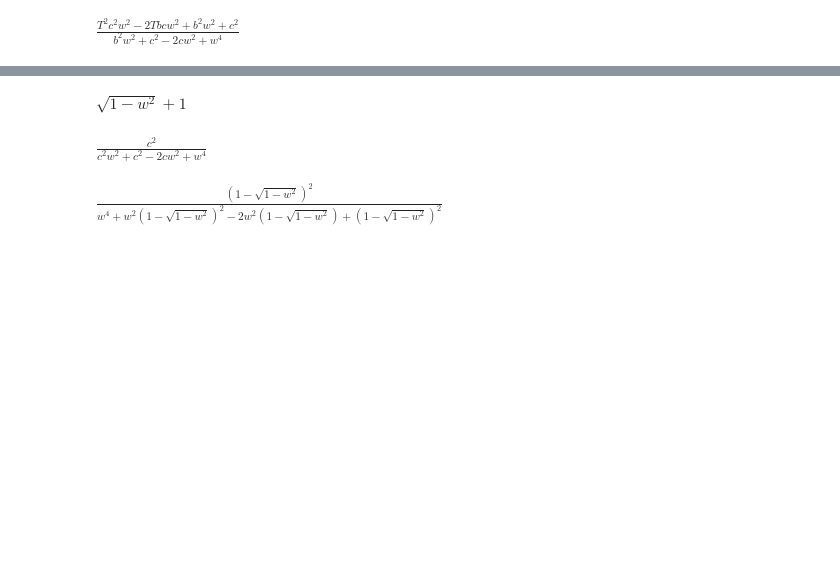
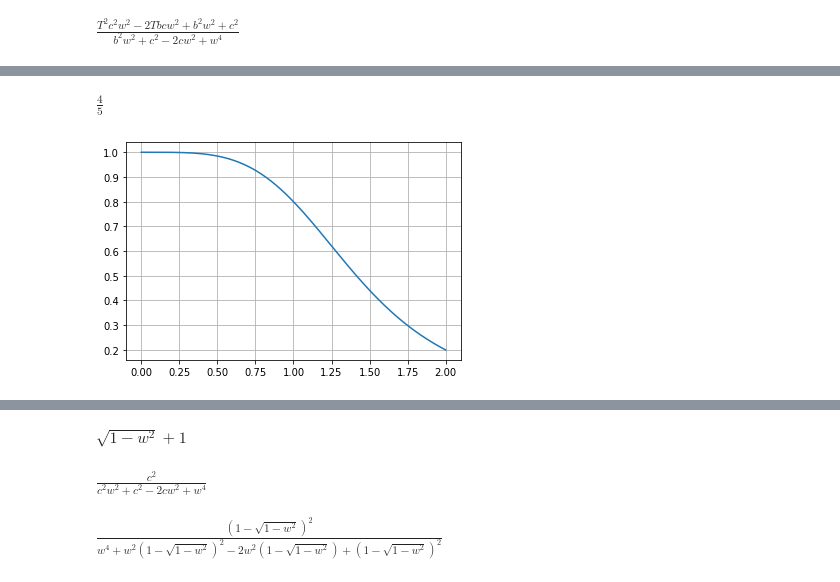
Before and after one commit to s204496/01257_advanced_math_modeling, a Jupyter notebook: ex1_ocsi_analys.ipynb, the cells around one changed output, grey strips where cells are left out. Saved outputs shown, nothing was run; the diff lists cells and outputs as text; code cells hidden in the pictures; blank space fills up the shorter version.

```diff
--- a/ex1_ocsi_analys.ipynb
+++ b/ex1_ocsi_analys.ipynb
@@ -24,0 +60,13 @@ plt.grid()
+# %%
+Av2.subs({T:1,b:k,c:k})
+
+Av2.subs({T:1,b:k,c:k}).subs(k,2).subs(w,1)
+# %% [output]
+$\displaystyle \frac{4}{5}$
+# %%
+xs = np.linspace(0,2,1000)
+
+plt.plot(xs,4/(xs**4+4))
+plt.grid()
+# %% [output]
+[figure, added]
```
Also changed, not shown: parts of 8 cells of this notebook, 2 other files.
